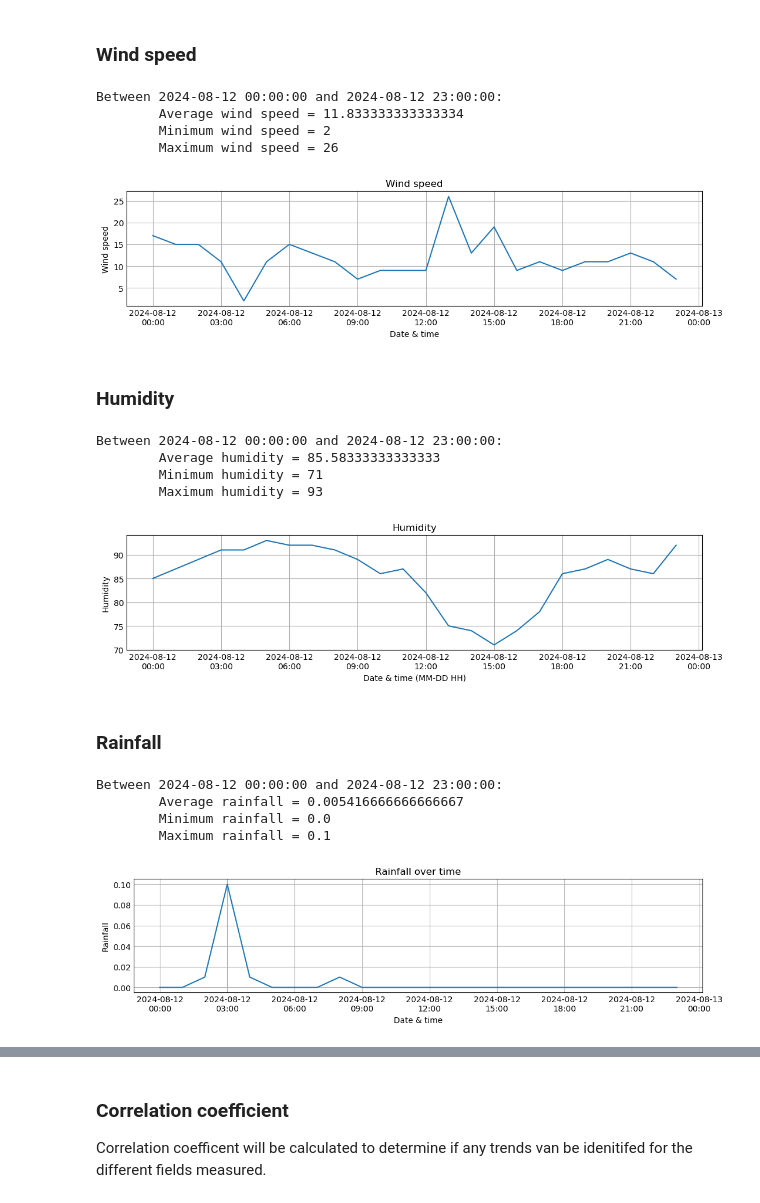
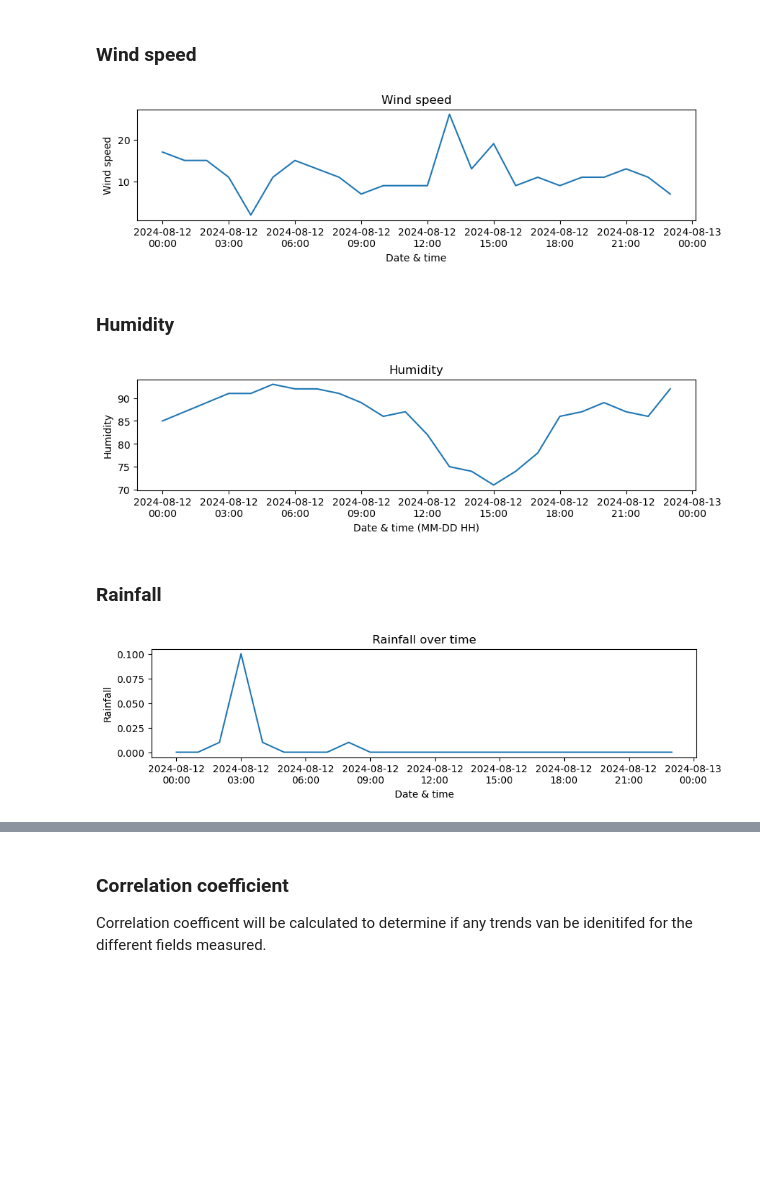
Before and after one commit to Ange-Dvs/computer_infrastructure_assessment, a Jupyter notebook: weather.ipynb, the cells around one changed output, grey strips where cells are left out. Cells and saved outputs as stored; diff of their text form; code cells hidden in the pictures; blank space fills up the shorter version.

```diff
--- a/weather.ipynb
+++ b/weather.ipynb
@@ -317,7 +260,6 @@ Data type per column:
 df['datetime'] = pd.to_datetime(df['date'].astype(str) + ' ' + df['reportTime'].astype(str)) # merging the date and reportTime columns as strings and converting to a pandas datetime series to enable it to be used as the index for the DataFrame
 
 df.set_index(df['datetime'], inplace=True) # setting the date as the index
-
-df = df.drop((['datetime']),axis =1) # removing the datetime column as the index now contains the pandas datetime series so the extra column is duplicated
+df = df.drop((['datetime', 'date']),axis =1) # removing the datetime column as the index now contains the pandas datetime series so the extra column is duplicated
 #print(df) # print for testing
 # %%
@@ -441,24 +375,13 @@ The largest rate of change was: 2.0°C
 # %%
 plt.figure(figsize=(10,2))
 sns.lineplot(data=df, x=df.index, y='windSpeed')
 plt.gca().xaxis.set_major_formatter(mdates.DateFormatter('%Y-%m-%d\n%H:%M'))
 plt.xlabel('Date & time')
 plt.ylabel('Wind speed')
 plt.title('Wind speed')
-
-mean_wdsp= df['windSpeed'].mean()
-#print(mean_temp)
-min_wdsp = df['windSpeed'].min()
-max_wdsp = df['windSpeed'].max()
-
-print(f'Between {df.index[0]} and {df.index[-1]}:\n\tAverage wind speed = {mean_wdsp}\n\tMinimum wind speed = {min_wdsp}\n\tMaximum wind speed = {max_wdsp}')
 plt.show()
 # %% [output]
-Between 2024-08-12 00:00:00 and 2024-08-12 23:00:00:
-        Average wind speed = 11.833333333333334
-        Minimum wind speed = 2
-        Maximum wind speed = 26
-[figure, old version]
+[figure, new version]
 # %% [markdown]
 ### Humidity
 # %%
@@ -469,21 +392,9 @@ plt.gca().xaxis.set_major_formatter(mdates.DateFormatter('%Y-%m-%d\n%H:%M'))
 plt.xlabel('Date & time (MM-DD HH)')
 plt.ylabel('Humidity')
 plt.title('Humidity')
-
-mean_humidity= df['humidity'].mean()
-#print(mean_temp)
-min_humidity = df['humidity'].min()
-max_humidity = df['humidity'].max()
-
-print(f'Between {df.index[0]} and {df.index[-1]}:\n\tAverage humidity = {mean_humidity}\n\tMinimum humidity = {min_humidity}\n\tMaximum humidity = {max_humidity}')
-
 plt.show()
 # %% [output]
-Between 2024-08-12 00:00:00 and 2024-08-12 23:00:00:
-        Average humidity = 85.58333333333333
-        Minimum humidity = 71
-        Maximum humidity = 93
-[figure, old version]
+[figure, new version]
 # %% [markdown]
 ### Rainfall
 # %%
@@ -494,18 +405,6 @@ plt.gca().xaxis.set_major_formatter(mdates.DateFormatter('%Y-%m-%d\n%H:%M'))
 plt.xlabel('Date & time')
 plt.ylabel('Rainfall')
 plt.title('Rainfall over time')
-
-mean_rainfall= df['rainfall'].mean()
-#print(mean_temp)
-min_rainfall = df['rainfall'].min()
-max_rainfall = df['rainfall'].max()
-
-print(f'Between {df.index[0]} and {df.index[-1]}:\n\tAverage rainfall = {mean_rainfall}\n\tMinimum rainfall = {min_rainfall}\n\tMaximum rainfall = {max_rainfall}')
-
 plt.show()
 # %% [output]
-Between 2024-08-12 00:00:00 and 2024-08-12 23:00:00:
-        Average rainfall = 0.005416666666666667
-        Minimum rainfall = 0.0
-        Maximum rainfall = 0.1
-[figure, old version]
+[figure, new version]
```
Also changed, not shown: parts of 17 cells of this notebook, 3 other files.
